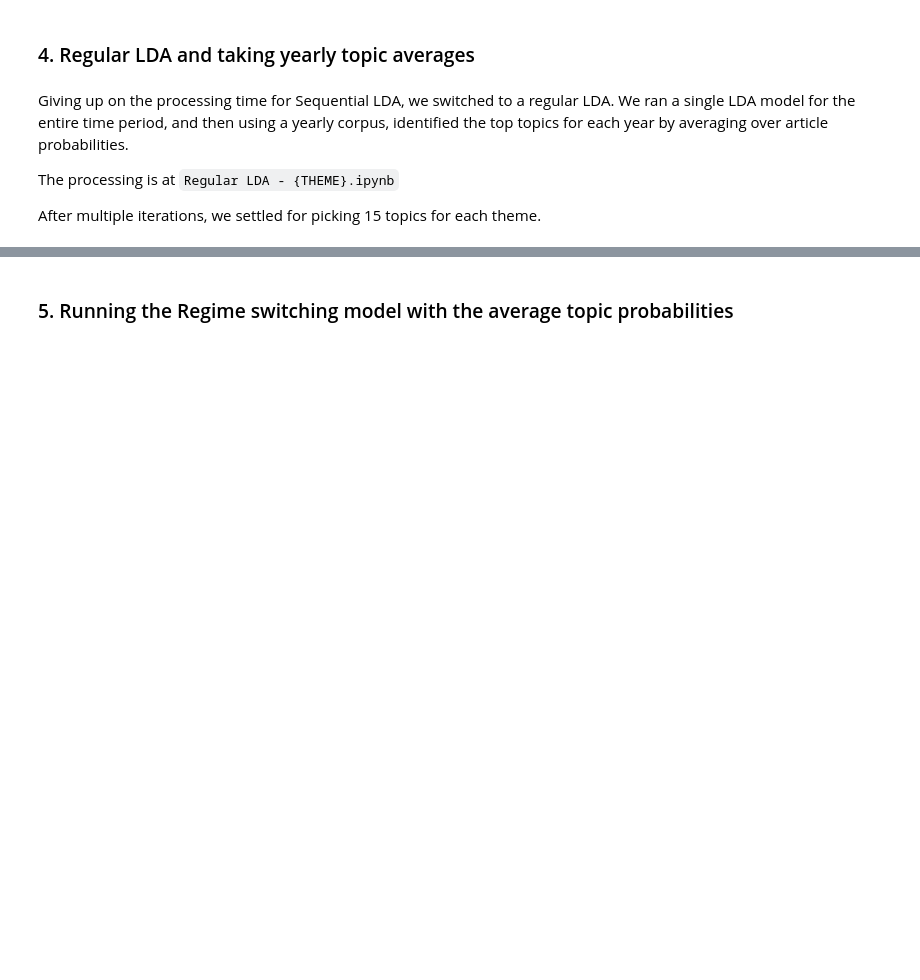
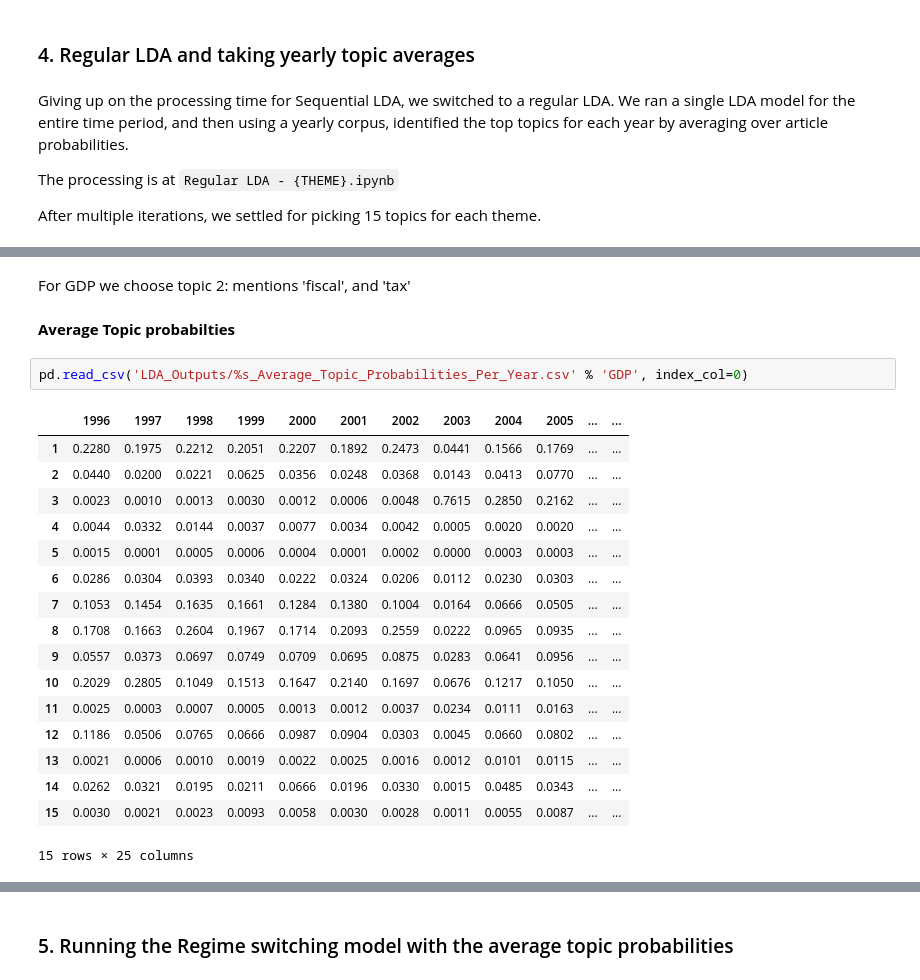
Before and after one commit to mehasadasivam/NLP, a Jupyter notebook: Final Project Summary Notebook.ipynb, the cells around one changed output, grey strips where cells are left out. Saved outputs shown, nothing was run; the diff lists cells and outputs as text; blank space fills up the shorter version.

```diff
--- a/Final Project Summary Notebook.ipynb
+++ b/Final Project Summary Notebook.ipynb
@@ -482,0 +555,24 @@ After multiple iterations, we settled for picking 15 topics for each theme.
+# %% [markdown]
+For GDP we choose topic 2: mentions 'fiscal', and 'tax'
+# %% [markdown]
+**Average Topic probabilties**
+# %%
+pd.read_csv('LDA_Outputs/%s_Average_Topic_Probabilities_Per_Year.csv' % 'GDP', index_col=0)
+# %% [output]
+|  | 1996 | 1997 | 1998 | 1999 | 2000 | 2001 | 2002 | 2003 | 2004 | 2005 | ... | ... |
+| 1 | 0.2280 | 0.1975 | 0.2212 | 0.2051 | 0.2207 | 0.1892 | 0.2473 | 0.0441 | 0.1566 | 0.1769 | ... | ... |
+| 2 | 0.0440 | 0.0200 | 0.0221 | 0.0625 | 0.0356 | 0.0248 | 0.0368 | 0.0143 | 0.0413 | 0.0770 | ... | ... |
+| 3 | 0.0023 | 0.0010 | 0.0013 | 0.0030 | 0.0012 | 0.0006 | 0.0048 | 0.7615 | 0.2850 | 0.2162 | ... | ... |
+| 4 | 0.0044 | 0.0332 | 0.0144 | 0.0037 | 0.0077 | 0.0034 | 0.0042 | 0.0005 | 0.0020 | 0.0020 | ... | ... |
+| 5 | 0.0015 | 0.0001 | 0.0005 | 0.0006 | 0.0004 | 0.0001 | 0.0002 | 0.0000 | 0.0003 | 0.0003 | ... | ... |
+| 6 | 0.0286 | 0.0304 | 0.0393 | 0.0340 | 0.0222 | 0.0324 | 0.0206 | 0.0112 | 0.0230 | 0.0303 | ... | ... |
+| 7 | 0.1053 | 0.1454 | 0.1635 | 0.1661 | 0.1284 | 0.1380 | 0.1004 | 0.0164 | 0.0666 | 0.0505 | ... | ... |
+| 8 | 0.1708 | 0.1663 | 0.2604 | 0.1967 | 0.1714 | 0.2093 | 0.2559 | 0.0222 | 0.0965 | 0.0935 | ... | ... |
+| 9 | 0.0557 | 0.0373 | 0.0697 | 0.0749 | 0.0709 | 0.0695 | 0.0875 | 0.0283 | 0.0641 | 0.0956 | ... | ... |
+| 10 | 0.2029 | 0.2805 | 0.1049 | 0.1513 | 0.1647 | 0.2140 | 0.1697 | 0.0676 | 0.1217 | 0.1050 | ... | ... |
+| 11 | 0.0025 | 0.0003 | 0.0007 | 0.0005 | 0.0013 | 0.0012 | 0.0037 | 0.0234 | 0.0111 | 0.0163 | ... | ... |
+| 12 | 0.1186 | 0.0506 | 0.0765 | 0.0666 | 0.0987 | 0.0904 | 0.0303 | 0.0045 | 0.0660 | 0.0802 | ... | ... |
+| 13 | 0.0021 | 0.0006 | 0.0010 | 0.0019 | 0.0022 | 0.0025 | 0.0016 | 0.0012 | 0.0101 | 0.0115 | ... | ... |
+| 14 | 0.0262 | 0.0321 | 0.0195 | 0.0211 | 0.0666 | 0.0196 | 0.0330 | 0.0015 | 0.0485 | 0.0343 | ... | ... |
+| 15 | 0.0030 | 0.0021 | 0.0023 | 0.0093 | 0.0058 | 0.0030 | 0.0028 | 0.0011 | 0.0055 | 0.0087 | ... | ... |
+15 rows × 25 columns
```
Also changed, not shown: parts of 15 cells of this notebook.
